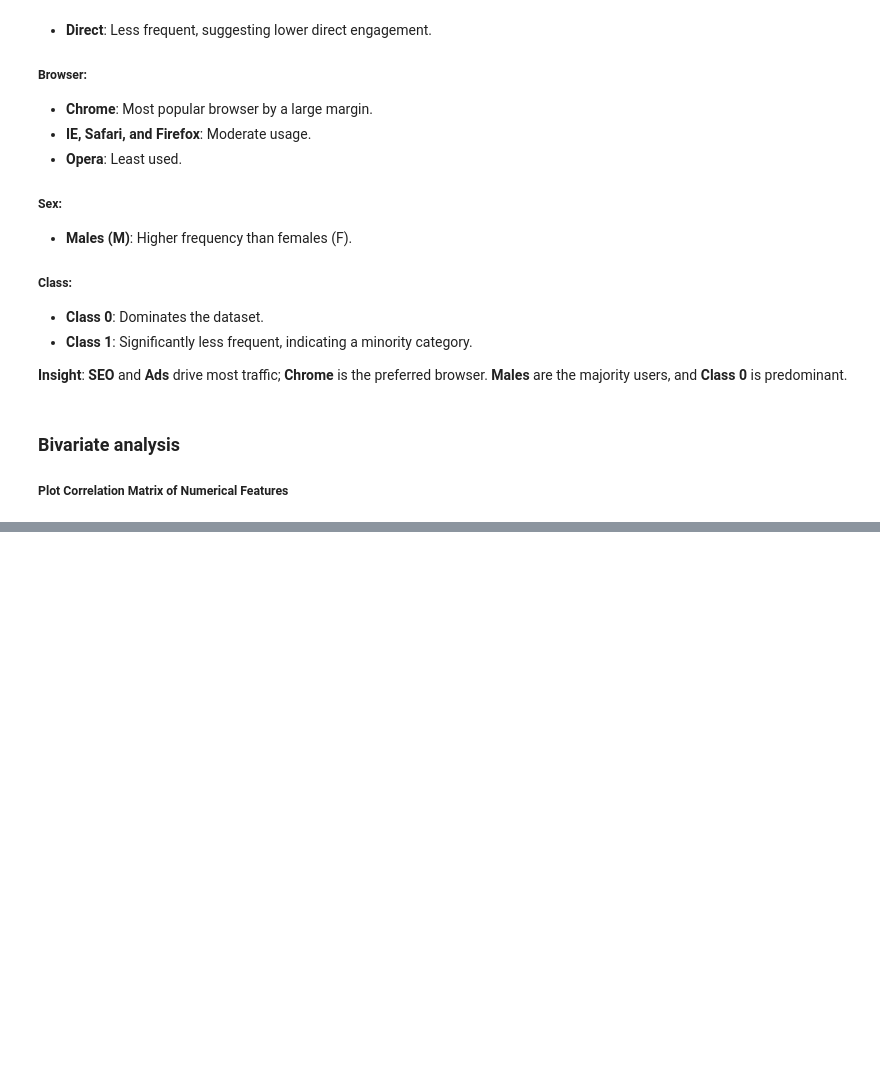
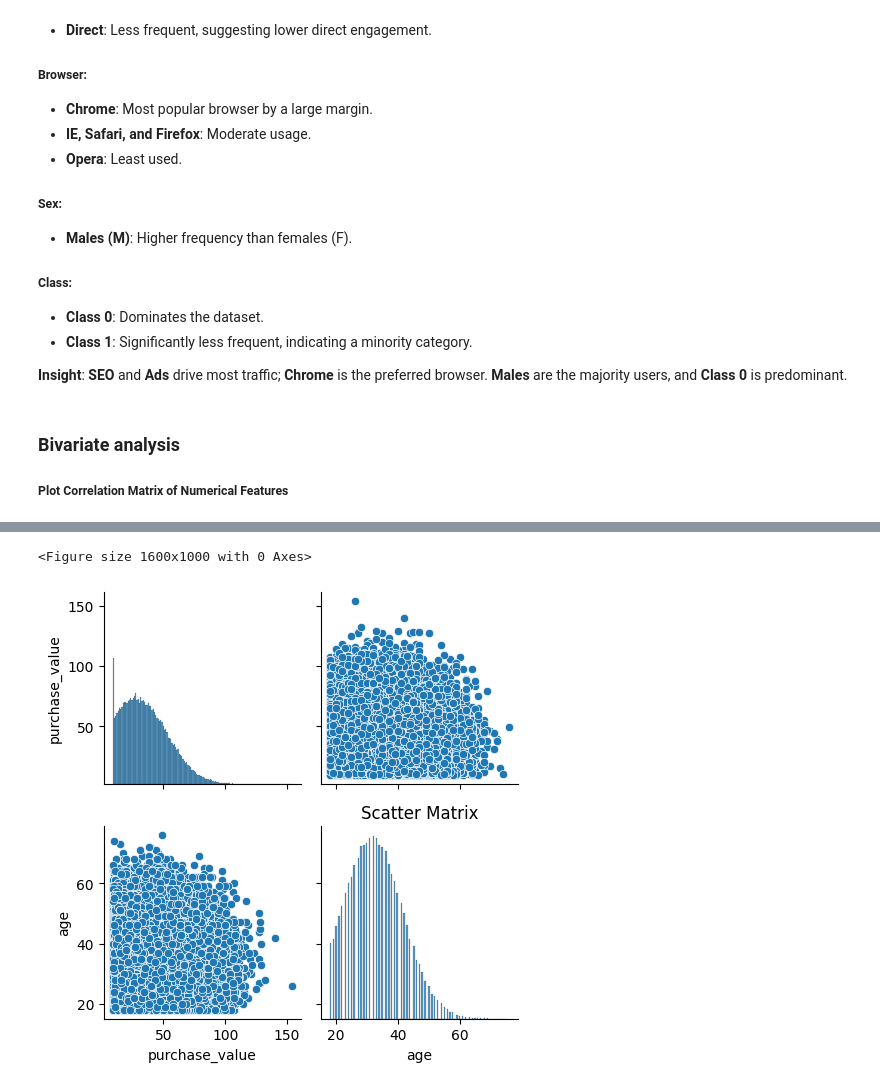
Before and after one commit to GetieBalew24/adey-ecommerce-banking-fraud-detection, a Jupyter notebook: notebooks/EDA_and_preprocessing.ipynb, the cells around one changed output, grey strips where cells are left out. Cells and saved outputs as stored; diff of their text form; code cells hidden in the pictures; blank space fills up the shorter version.

Commit message:
Scatter Matrix

```diff
--- a/notebooks/EDA_and_preprocessing.ipynb
+++ b/notebooks/EDA_and_preprocessing.ipynb
@@ -176,0 +177,6 @@ visualizer.plot_correlation_matrix(numerical_features)
+# %%
+# Plot a scatter matrix for the specified numerical features.
+visualizer.plot_scatter_matrix(numerical_features)
+# %% [output]
+<Figure size 1600x1000 with 0 Axes>
+[figure, added]
```
Also changed, not shown: parts of 7 cells of this notebook, 1 other file.
